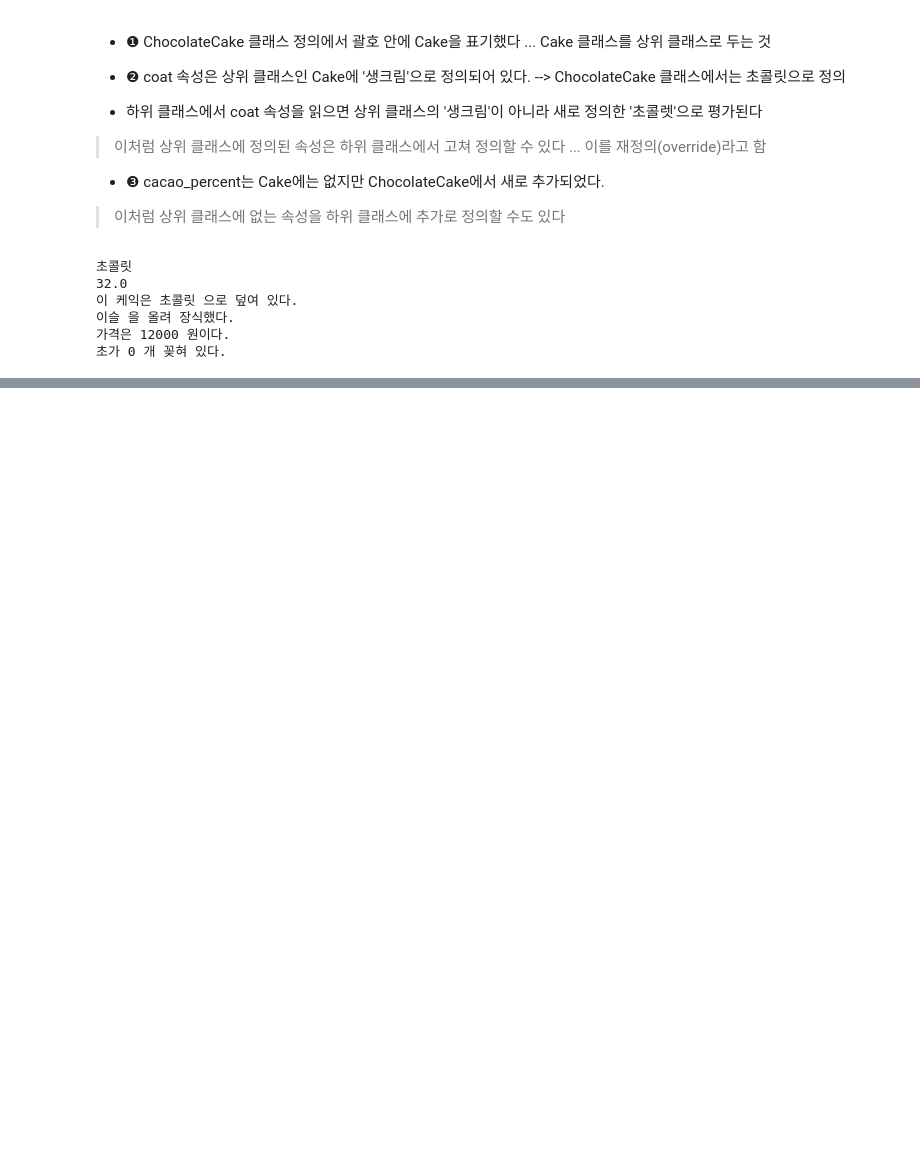
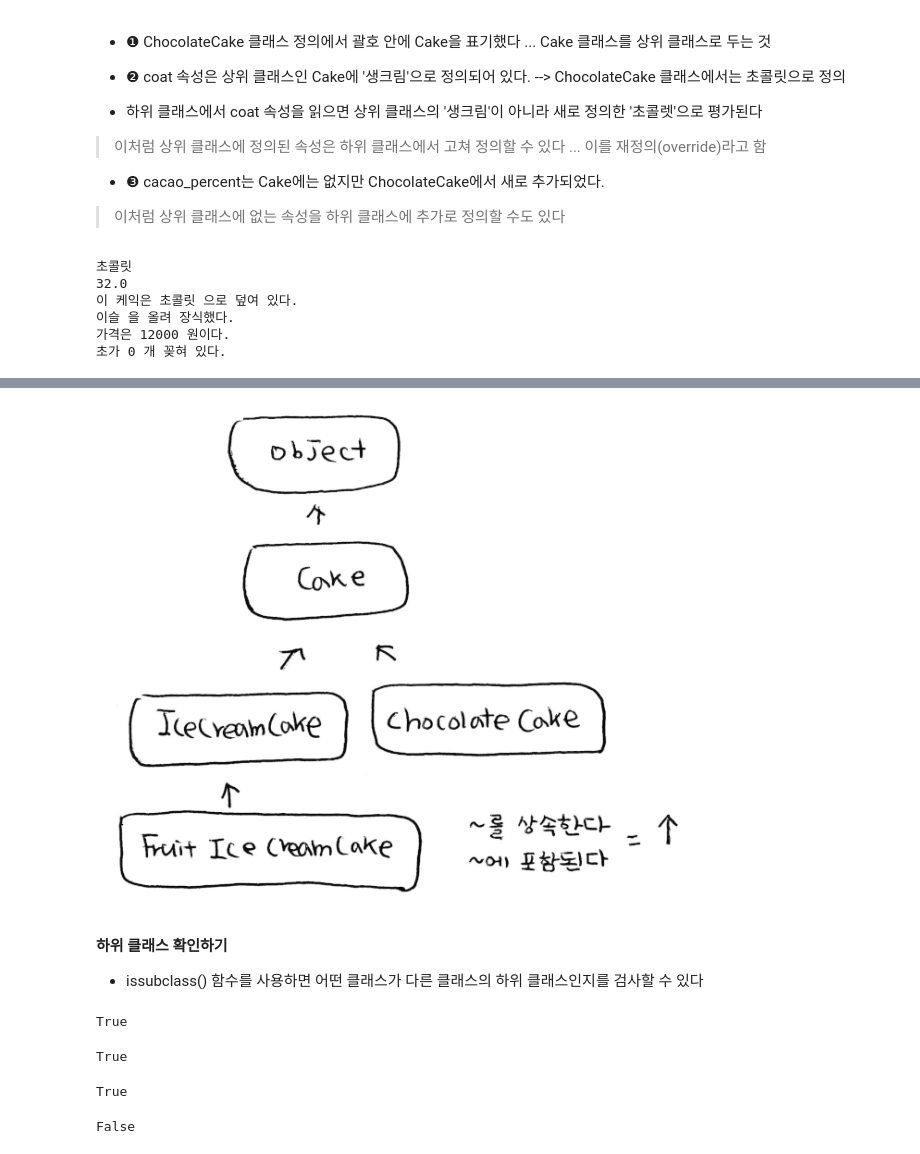
Before and after one commit to daegukdo/GCWM, a Jupyter notebook: 08/04_class.ipynb, the cells around one changed output, grey strips where cells are left out. Saved outputs shown, nothing was run; the diff lists cells and outputs as text; code cells hidden in the pictures; blank space fills up the shorter version.

```diff
--- a/08/04_class.ipynb
+++ b/08/04_class.ipynb
@@ -92,0 +178,25 @@ chocolate_cake_1.describe()
+# %%
+from IPython.display import Image
+Image("img/06_img.png")
+# %% [output]
+[figure, added]
+# %% [markdown]
+#### 하위 클래스 확인하기
+
+ - issubclass() 함수를 사용하면 어떤 클래스가 다른 클래스의 하위 클래스인지를 검사할 수 있다
+# %%
+issubclass(ChocolateCake, Cake)  # ChocolateCake이 Cake의 하위 클래스인가?
+# %% [output]
+True
+# %%
+issubclass(IceCreamCake, Cake)   # IceCreamCake이 Cake의 하위 클래스인가?
+# %% [output]
+True
+# %%
+issubclass(Cake, Cake)           # Cake이 Cake의 하위 클래스인가?
+# %% [output]
+True
+# %%
+issubclass(int, Cake)            # int가 Cake의 하위 클래스인가?
+# %% [output]
+False
```
Also changed, not shown: parts of 35 cells of this notebook, 4 other files.
